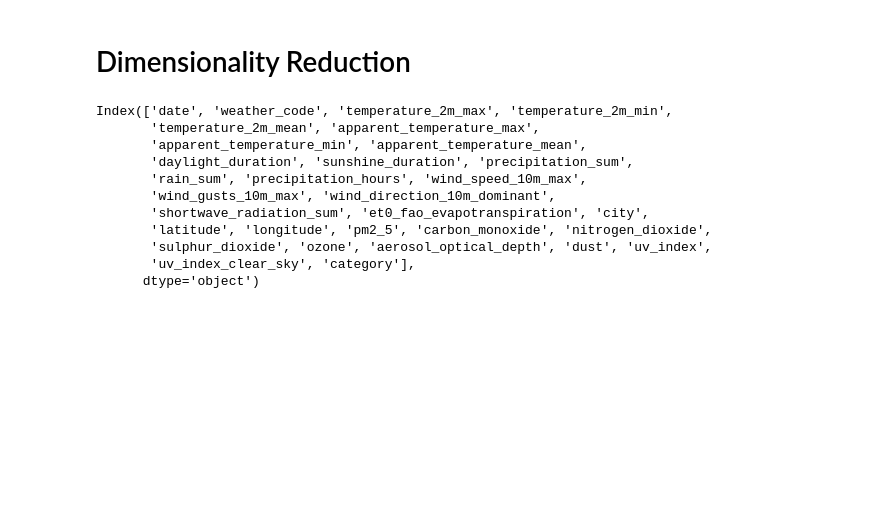
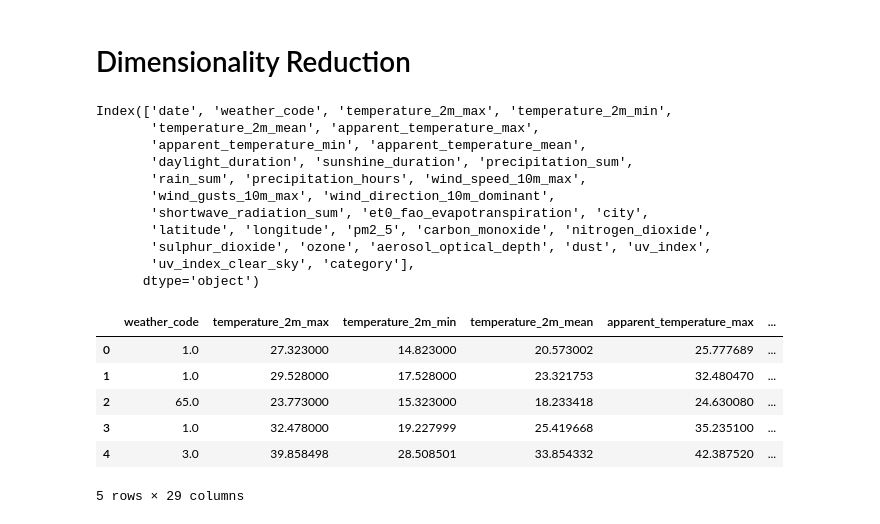
Before and after one commit to NembotJules/Cameroon-Air-Quality-Prediction, a Jupyter notebook: notebooks/Modeling.ipynb, the cells around one changed output. Drawn from its saved outputs; the diff is of its cells as text; code cells hidden in the pictures; blank space fills up the shorter version.

```diff
--- a/notebooks/Modeling.ipynb
+++ b/notebooks/Modeling.ipynb
@@ -195,3 +202,17 @@ Index(['date', 'weather_code', 'temperature_2m_max', 'temperature_2m_min',
        'sulphur_dioxide', 'ozone', 'aerosol_optical_depth', 'dust', 'uv_index',
        'uv_index_clear_sky', 'category'],
       dtype='object')
+# %%
+train_data.drop('category', axis = 1, inplace = True)
+# %%
+train_data.drop('id', axis = 1, inplace = True)
+# %%
+train_data.head()
+# %% [output]
+|  | weather_code | temperature_2m_max | temperature_2m_min | temperature_2m_mean | apparent_temperature_max | ... |
+| 0 | 1.0 | 27.323000 | 14.823000 | 20.573002 | 25.777689 | ... |
+| 1 | 1.0 | 29.528000 | 17.528000 | 23.321753 | 32.480470 | ... |
+| 2 | 65.0 | 23.773000 | 15.323000 | 18.233418 | 24.630080 | ... |
+| 3 | 1.0 | 32.478000 | 19.227999 | 25.419668 | 35.235100 | ... |
+| 4 | 3.0 | 39.858498 | 28.508501 | 33.854332 | 42.387520 | ... |
+5 rows × 29 columns
```
Also changed, not shown: parts of 36 cells of this notebook, 10 other files.
